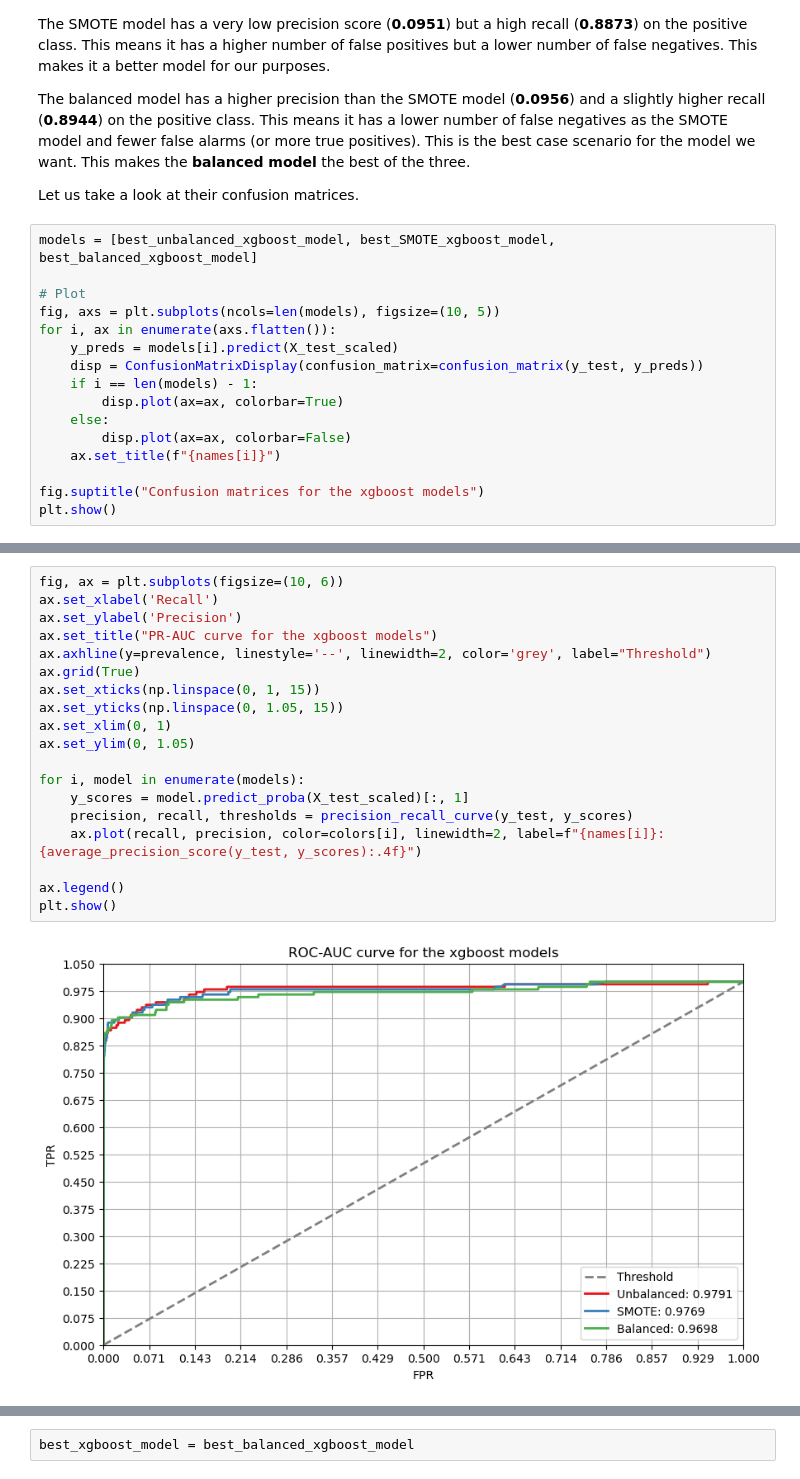
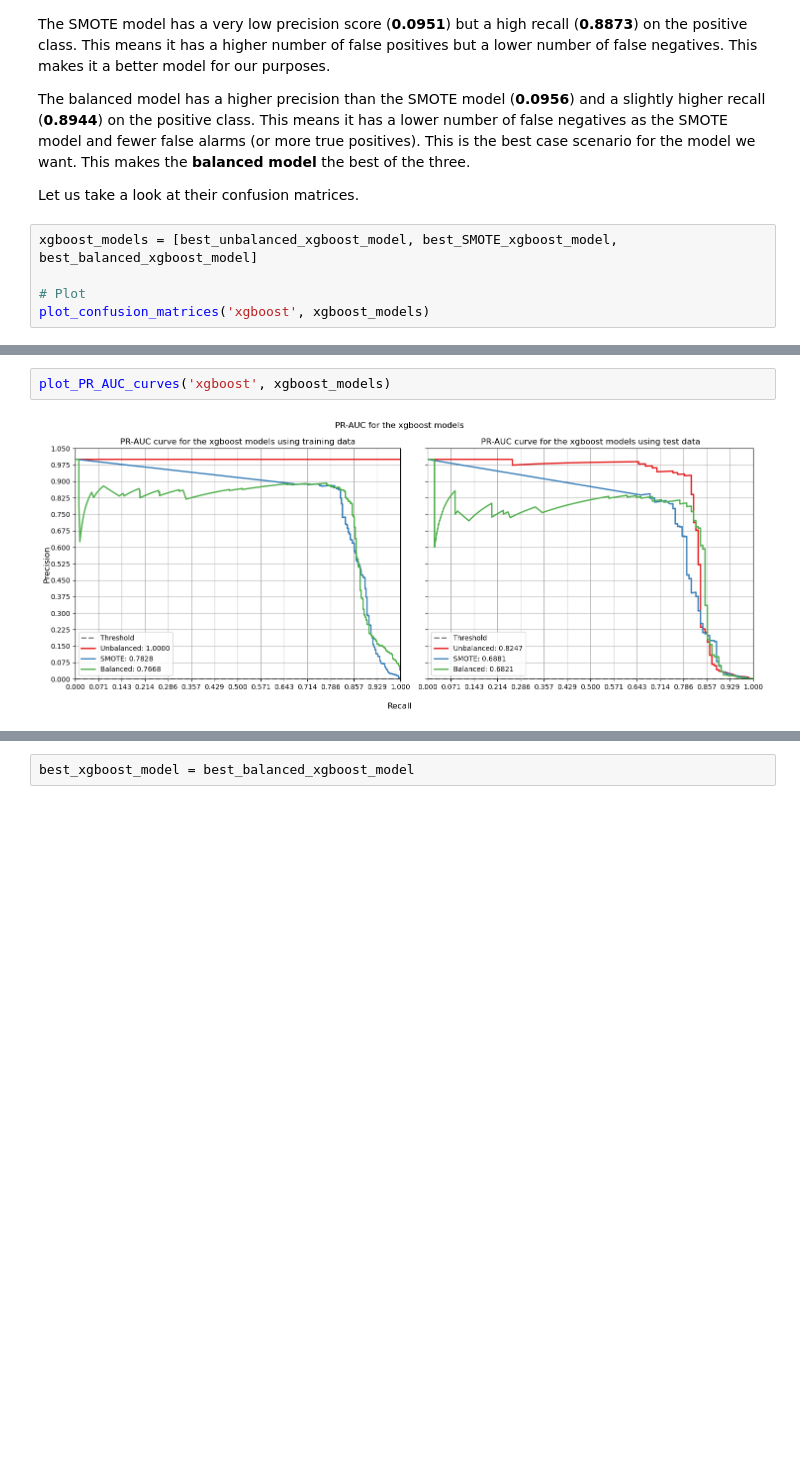
Before and after one commit to NgundoMuithya/Kaggle_Credit_Card_Fraud_Detection, a Jupyter notebook: notebook.ipynb, the cells around one changed output, grey strips where cells are left out. Cells and saved outputs as stored; diff of their text form; blank space fills up the shorter version.

```diff
--- a/notebook.ipynb
+++ b/notebook.ipynb
@@ -927,19 +956,8 @@ The balanced model has a higher precision than the SMOTE model (**0.0956**) and
 
 Let us take a look at their confusion matrices.
 # %%
-models = [best_unbalanced_xgboost_model, best_SMOTE_xgboost_model, best_balanced_xgboost_model]
+xgboost_models = [best_unbalanced_xgboost_model, best_SMOTE_xgboost_model, best_balanced_xgboost_model]
 
 # Plot
-fig, axs = plt.subplots(ncols=len(models), figsize=(10, 5))
-for i, ax in enumerate(axs.flatten()):
-    y_preds = models[i].predict(X_test_scaled)
-    disp = ConfusionMatrixDisplay(confusion_matrix=confusion_matrix(y_test, y_preds))
-    if i == len(models) - 1:
-        disp.plot(ax=ax, colorbar=True)
-    else:
-        disp.plot(ax=ax, colorbar=False)
-    ax.set_title(f"{names[i]}")
-
-fig.suptitle("Confusion matrices for the xgboost models")
-plt.show()
+plot_confusion_matrices('xgboost', xgboost_models)
 # %% [output]
@@ -955,22 +971,5 @@ Let us finally take a look at the **ROC-AUC** curves for the models.
 # %%
-fig, ax = plt.subplots(figsize=(10, 6))
-ax.set_xlabel('Recall')
-ax.set_ylabel('Precision')
-ax.set_title("PR-AUC curve for the xgboost models")
-ax.axhline(y=prevalence, linestyle='--', linewidth=2, color='grey', label="Threshold")
-ax.grid(True)
-ax.set_xticks(np.linspace(0, 1, 15))
-ax.set_yticks(np.linspace(0, 1.05, 15))
-ax.set_xlim(0, 1)
-ax.set_ylim(0, 1.05)
-
-for i, model in enumerate(models):
-    y_scores = model.predict_proba(X_test_scaled)[:, 1]
-    precision, recall, thresholds = precision_recall_curve(y_test, y_scores)
-    ax.plot(recall, precision, color=colors[i], linewidth=2, label=f"{names[i]}: {average_precision_score(y_test, y_scores):.4f}")
-
-ax.legend()
-plt.show()
+plot_PR_AUC_curves('xgboost', xgboost_models)
 # %% [output]
-[figure, old version]
+[figure, new version]
 # %% [markdown]
```
Also changed, not shown: parts of 17 cells of this notebook.
